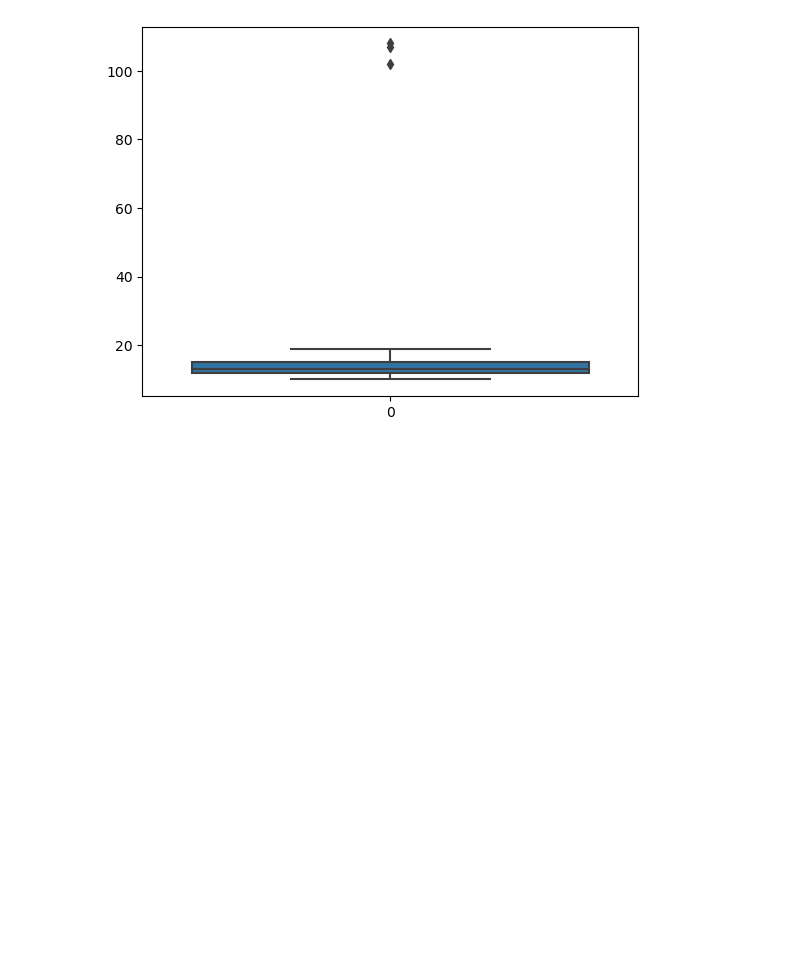
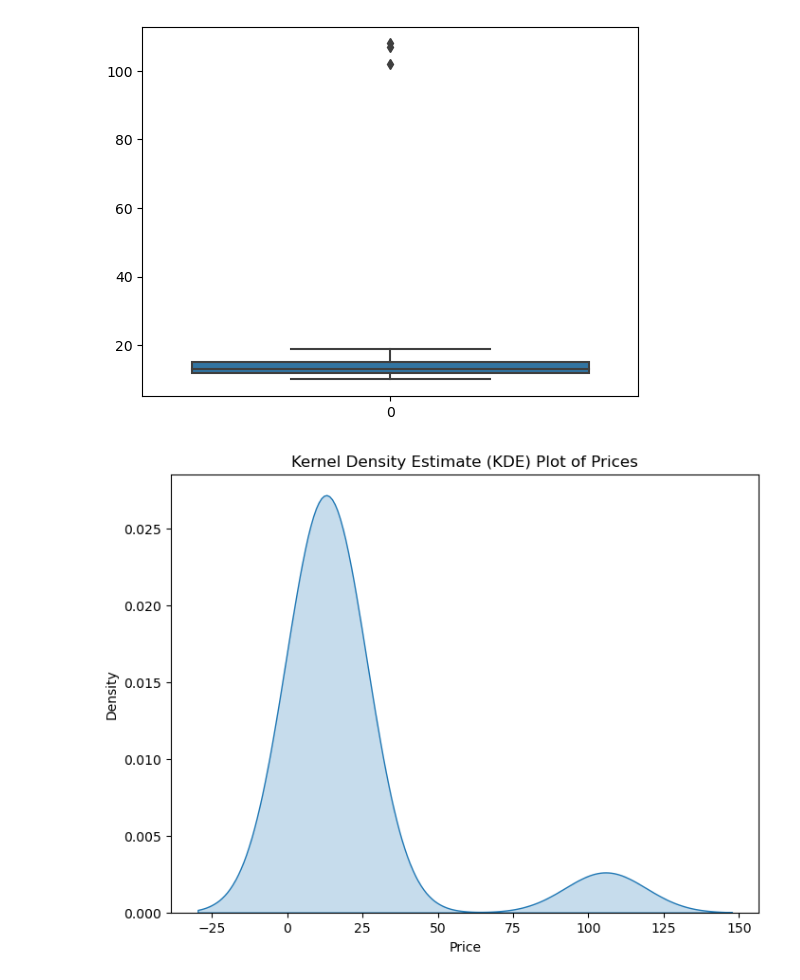
Before and after one commit to Je-eva/Basic_Data_Visualization, a Jupyter notebook: Untitled10.ipynb, the cells around one changed output. Drawn from its saved outputs; the diff is of its cells as text; code cells hidden in the pictures; blank space fills up the shorter version.

```diff
--- a/Untitled10.ipynb
+++ b/Untitled10.ipynb
@@ -60,3 +60,12 @@ sns.boxplot(dataset)
 # %% [output]
 <Axes: >
 [figure]
+# %%
+plt.figure(figsize=(8, 6))
+sns.kdeplot(dataset, fill=True)
+plt.title('Kernel Density Estimate (KDE) Plot of Prices')
+plt.xlabel('Price')
+plt.ylabel('Density')
+plt.show()
+# %% [output]
+[figure, added]
```
